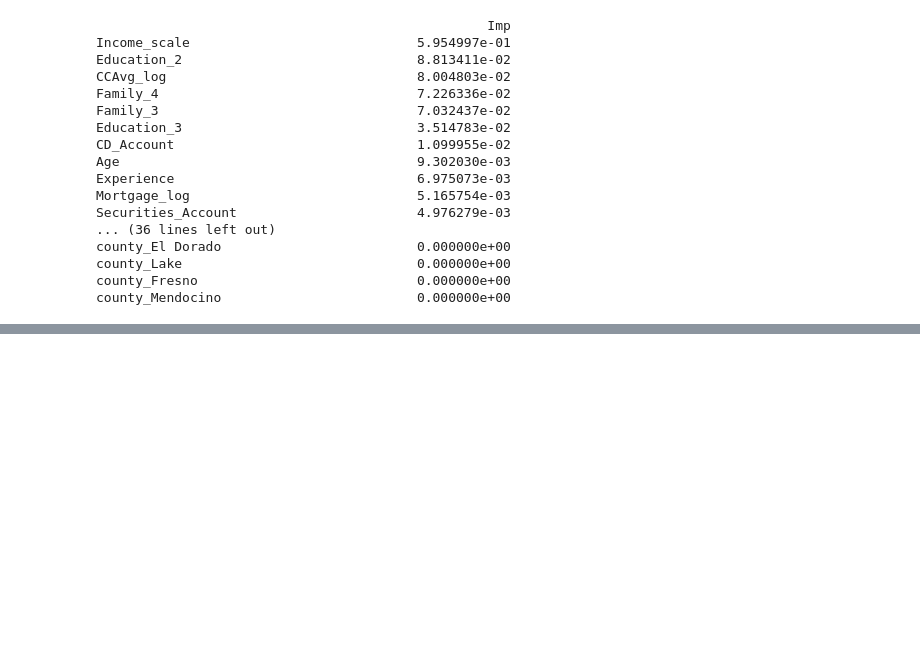
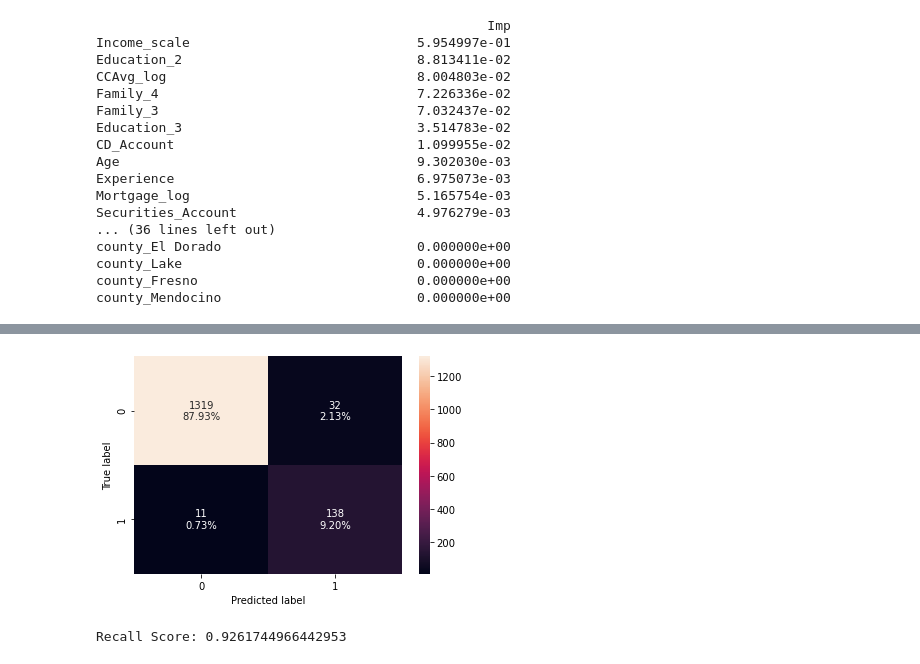
Before and after one commit to kwajpaige/UTAGL_SupervisedLearningClassification, a Jupyter notebook: PaigeSingleton_SupervisedLearningClassificationPersonalLoanCampaign072022.ipynb, the cells around one changed output, grey strips where cells are left out. Cells and saved outputs as stored; diff of their text form; code cells hidden in the pictures; blank space fills up the shorter version.

```diff
--- a/PaigeSingleton_SupervisedLearningClassificationPersonalLoanCampaign072022.ipynb
+++ b/PaigeSingleton_SupervisedLearningClassificationPersonalLoanCampaign072022.ipynb
@@ -1396,0 +1454,10 @@ county_Mendocino                         0.000000e+00
+# %%
+#Model performance on test data
+confusion_matrix_sklearn(estimator, X_test, y_test)
+# %% [output]
+[figure, added]
+# %%
+decision_tree_tune_perf_test = get_recall_score(estimator, X_test, y_test)
+print("Recall Score:", decision_tree_tune_perf_test)
+# %% [output]
+Recall Score: 0.9261744966442953
```
Also changed, not shown: parts of 38 cells of this notebook.
